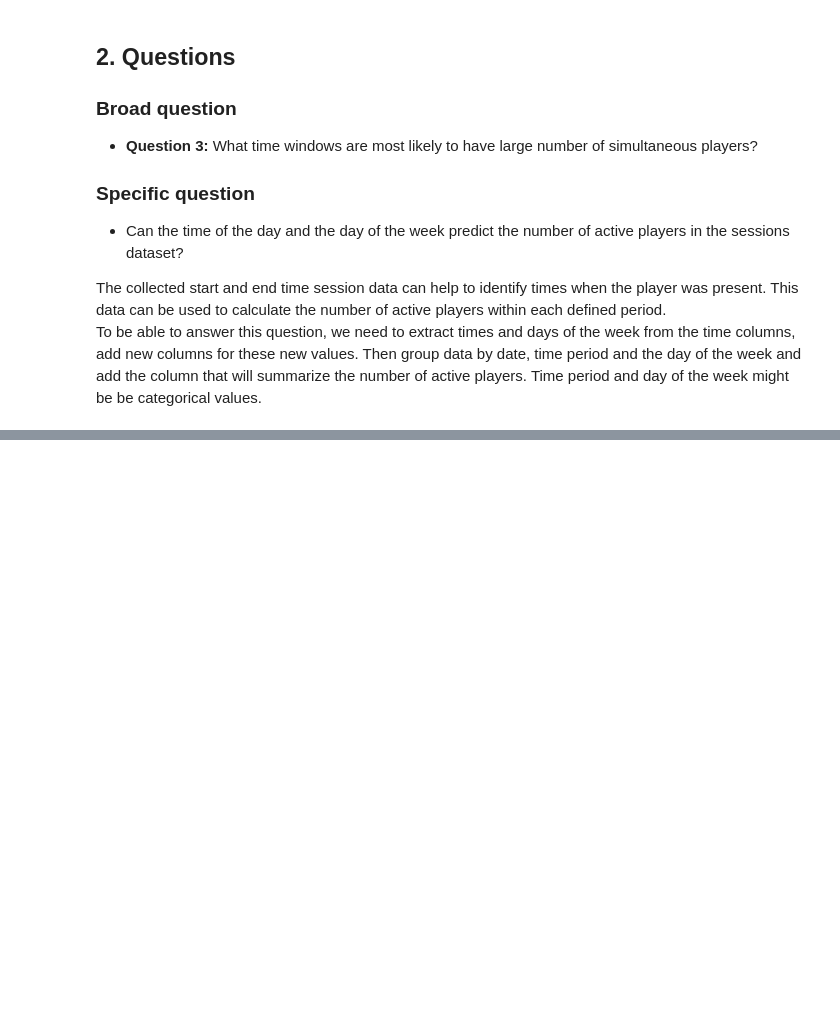
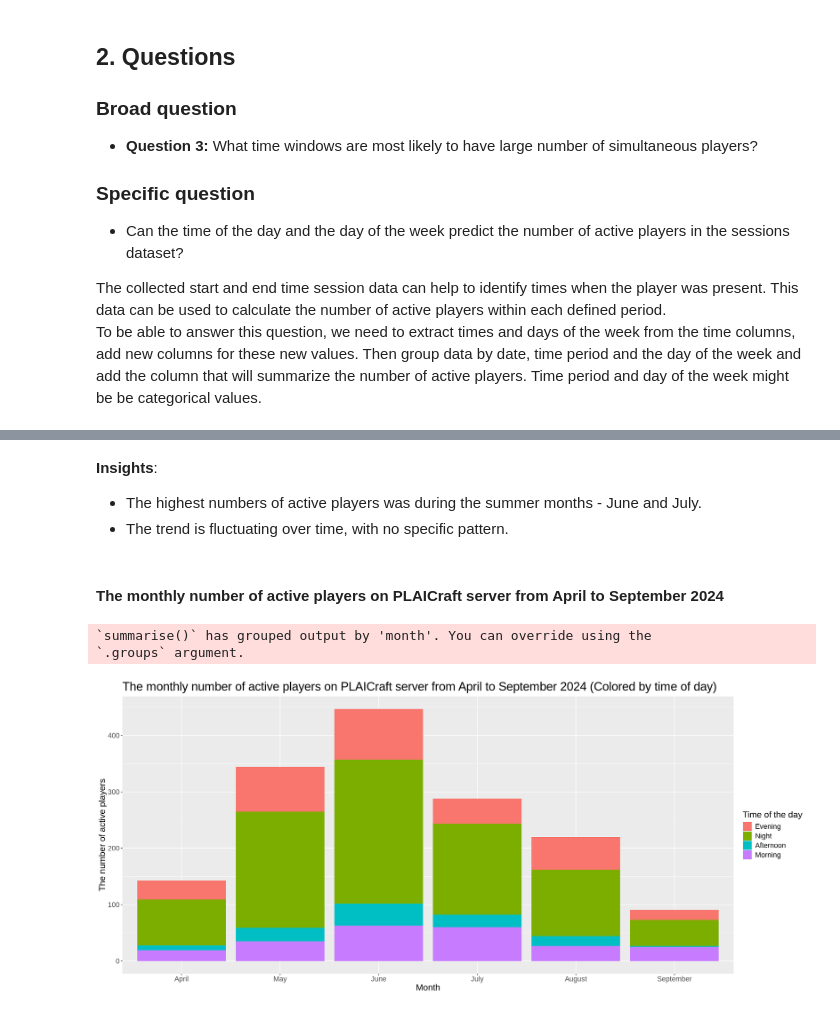
Before and after one commit to ALagodzinska/project_planning_stage, a Jupyter notebook: ProjectPlanning.ipynb, the cells around one changed output, grey strips where cells are left out. Cells and saved outputs as stored; diff of their text form; code cells hidden in the pictures; blank space fills up the shorter version.

```diff
--- a/ProjectPlanning.ipynb
+++ b/ProjectPlanning.ipynb
@@ -180,0 +344,47 @@ To be able to answer this question, we need to extract times and days of the wee
+# %% [markdown]
+**Insights**:
+- The highest numbers of active players was during the summer months - June and July.
+- The trend is fluctuating over time, with no specific pattern.
+# %% [markdown]
+#### The monthly number of active players on PLAICraft server from April to September 2024
+# %%
+evening_start_time <- hm("18:00")
+evening_end_time <- hm("22:00")
+
+morning_start_time <- hm("06:00")
+morning_end_time <- hm("12:00")
+
+afternoon_start_time <- hm("12:00")
+afternoon_end_time <- hm("18:00")
+
+sessions_with_playtime_category <- sessions_clean |>
+    mutate(time_of_day =
+        ifelse((start_time >= evening_start_time & start_time < evening_end_time) |  (end_time >=  evening_start_time & end_time < evening_end_time), "Evening",
+        ifelse((start_time >= morning_start_time & start_time < morning_end_time) | (end_time >=  morning_start_time & end_time < morning_end_time), "Morning",
+        ifelse((start_time >= afternoon_start_time & start_time < afternoon_end_time) | (end_time >=  afternoon_start_time & end_time < afternoon_end_time), "Afternoon",
+        "Night")))) |>
+    mutate(time_of_day = as_factor(time_of_day))
+
+
+active_players_by_month_and_time <- sessions_with_playtime_category |>
+    group_by(month = month(start_date), time_of_day) |>
+    summarize(active_players_count = n()) |>
+    mutate(month = factor(month,
+                           levels = c(4, 5, 6, 7, 8, 9),
+                           labels = c("April", "May", "June", "July", "August", "September")))
+
+options(repr.plot.width = 18, repr.plot.height = 8)
+
+active_players_by_month_and_time_plot <- active_players_by_month_and_time |>
+    ggplot(aes(x = month, y = active_players_count, fill = time_of_day)) +
+    geom_bar(stat = "identity") +
+    labs(x = "Month", y = "The number of active players", fill = "Time of the day") +
+    ggtitle("The monthly total number of active players on PLAICraft server from April to September 2024 (Colored by time of day)") +
+    theme(text = element_text(size = 16), plot.title = element_text(size = 22))
+
+
+active_players_by_month_and_time_plot
+# %% [output]
+`summarise()` has grouped output by 'month'. You can override using the
+`.groups` argument.
+[figure, added]
```
Also changed, not shown: parts of 20 cells of this notebook.
